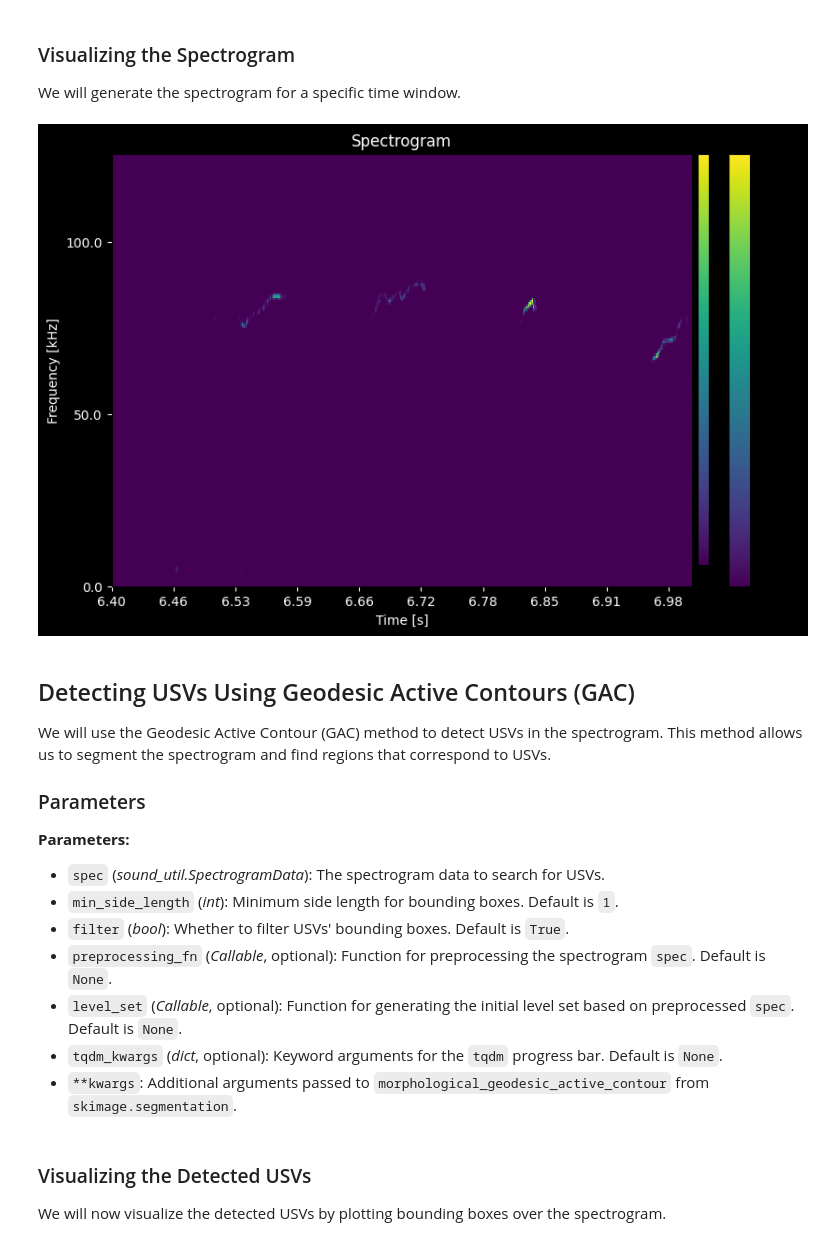
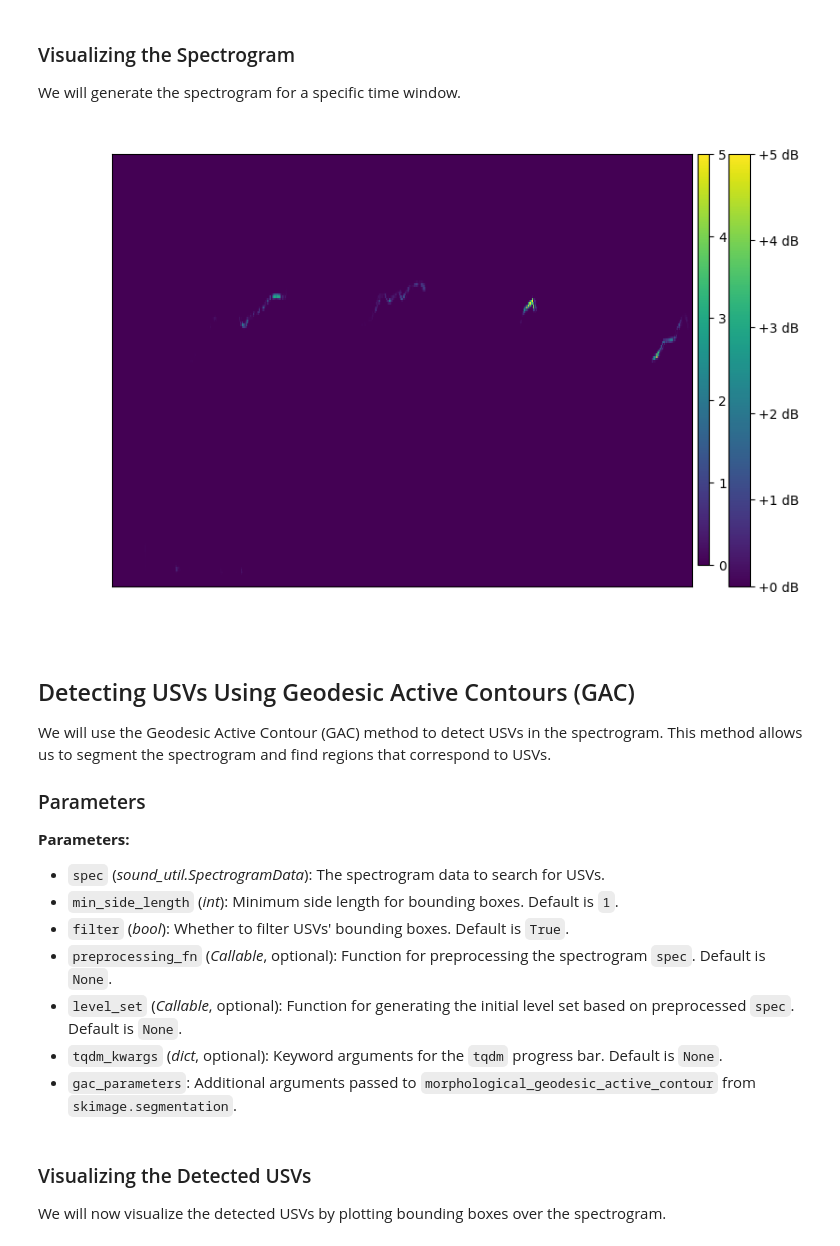
Before and after one commit to JosephTheMoUSE/MoUSE, a Jupyter notebook: notebooks/Spectrogram-Simple-Classifier.ipynb, the cells around one changed output. Drawn from its saved outputs; the diff is of its cells as text; code cells hidden in the pictures.

```diff
--- a/notebooks/Spectrogram-Simple-Classifier.ipynb
+++ b/notebooks/Spectrogram-Simple-Classifier.ipynb
@@ -69,7 +68,7 @@ center = True
 pad_mode = 'reflect'
 vmax = 5
 t_start = 6.4  # Start time in seconds
-t_end = 7.0    # End time in seconds
+t_end = 7    # End time in seconds
 
 # Set default window length and hop length if not provided
 win_length = n_fft if win_length is None else win_length
@@ -97,12 +96,11 @@ spec_data = sound_util.spectrogram(
 )
 
 # Clip the spectrogram to the selected time window, if specified
-if t_start is not None or t_end is not None:
-    spec_data = sound_util.clip_spectrogram(
-        spec_data,
-        t_start=t_start,
-        t_end=t_end
-    )
+spec_data = sound_util.clip_spectrogram(
+    spec_data,
+    t_start=t_start,
+    t_end=t_end
+)
 # %% [markdown]
 ### Visualizing the Spectrogram
 
@@ -110,22 +108,22 @@ We will generate the spectrogram for a specific time window.
 # %%
 # Plot the spectrogram
 fig, ax = plt.subplots(figsize=(10, 6))
 ax.set_facecolor('#2e004f')
 spectrogram_color_mesh = visualization.draw_spectrogram(
     spec_data,
     ax=ax,
     vmax=vmax
 )
 
 fig.colorbar(spectrogram_color_mesh, ax=ax, format='%+2.0f dB')
 ax.set_title('Spectrogram', color='white')
 ax.set_xlabel('Time [s]', color='white')
 ax.set_ylabel('Frequency [kHz]', color='white')
 ax.tick_params(colors='white')
 
-fig.patch.set_facecolor('black')
+fig.patch.set_facecolor('white')
 # %% [output]
-[figure, old version]
+[figure, new version]
 # %% [markdown]
 ## Detecting USVs Using Geodesic Active Contours (GAC)
 
@@ -141,7 +139,7 @@ We will use the Geodesic Active Contour (GAC) method to detect USVs in the spect
 - `preprocessing_fn` (*Callable*, optional): Function for preprocessing the spectrogram `spec`. Default is `None`.
 - `level_set` (*Callable*, optional): Function for generating the initial level set based on preprocessed `spec`. Default is `None`.
 - `tqdm_kwargs` (*dict*, optional): Keyword arguments for the `tqdm` progress bar. Default is `None`.
-- `**kwargs`: Additional arguments passed to `morphological_geodesic_active_contour` from `skimage.segmentation`.
+- `gac_parameters`: Additional arguments passed to `morphological_geodesic_active_contour` from `skimage.segmentation`.
 # %%
 # Detect USVs using GAC
 
```
Also changed, not shown: parts of 5 cells of this notebook, 1 other file.
